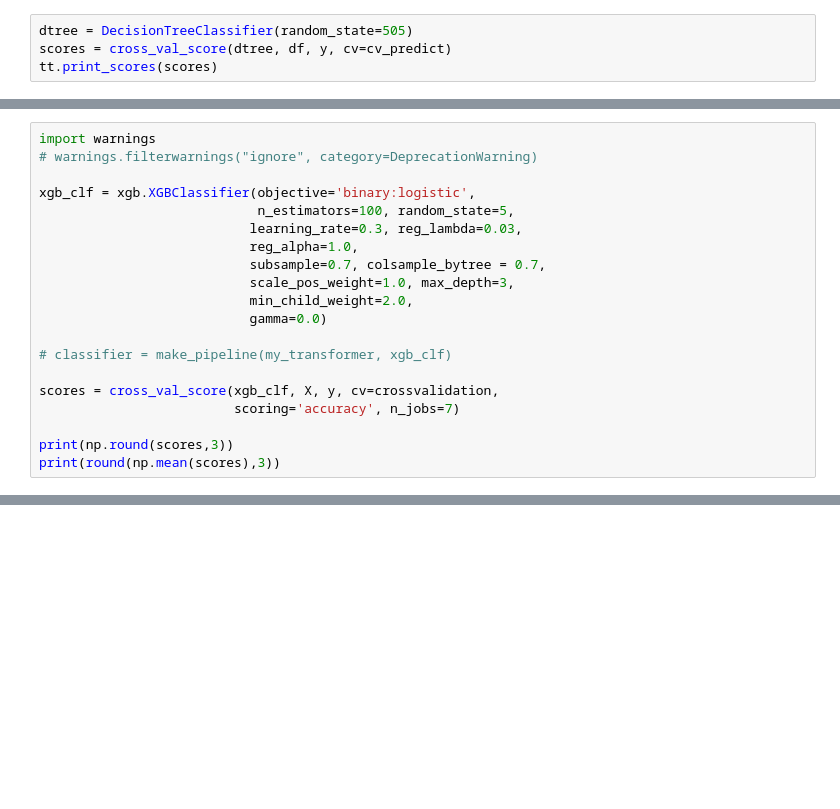
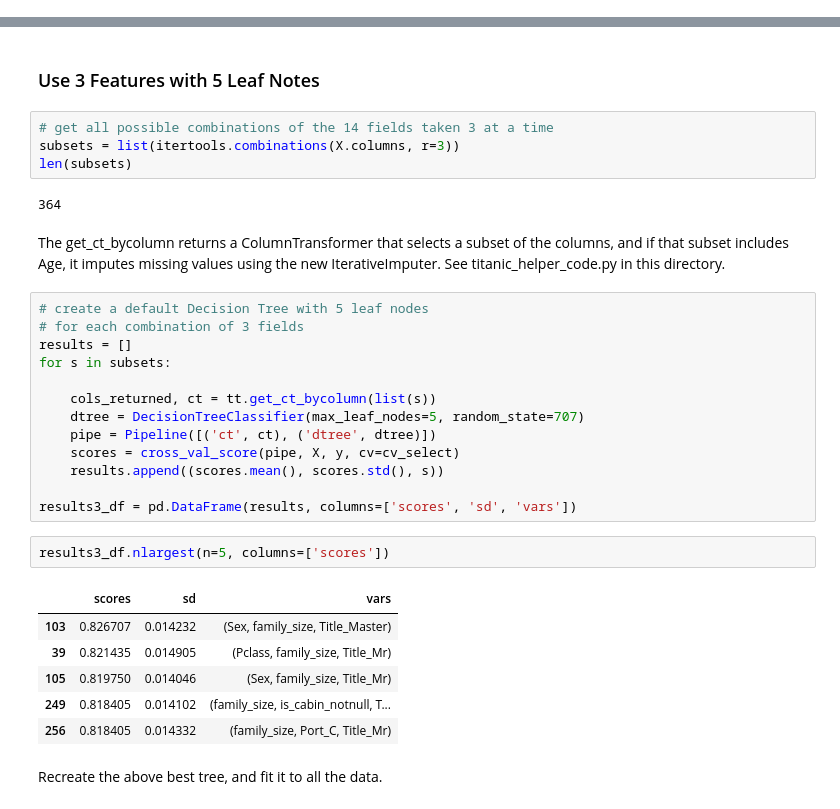
Before and after one commit to sdiehl28/Scikit-Learn-Workflow, a Jupyter notebook: projects/titanic/TitanicN10.ipynb, the cells around one changed output, grey strips where cells are left out. Cells and saved outputs as stored; diff of their text form; blank space fills up the shorter version.

```diff
--- a/projects/titanic/TitanicN10.ipynb
+++ b/projects/titanic/TitanicN10.ipynb
@@ -1123,4 +0,0 @@ CV Mean Score: 0.768 +/- 0.015
-# %%
-dtree = DecisionTreeClassifier(random_state=505)
-scores = cross_val_score(dtree, df, y, cv=cv_predict)
-tt.print_scores(scores)
@@ -1639,20 +0,0 @@ XGBoostError: need to call fit or load_model beforehand
-# %%
-import warnings
-# warnings.filterwarnings("ignore", category=DeprecationWarning)
-
-xgb_clf = xgb.XGBClassifier(objective='binary:logistic',
-                            n_estimators=100, random_state=5,
-                           learning_rate=0.3, reg_lambda=0.03,
-                           reg_alpha=1.0,
-                           subsample=0.7, colsample_bytree = 0.7,
-                           scale_pos_weight=1.0, max_depth=3,
-                           min_child_weight=2.0,
-                           gamma=0.0)
-
-# classifier = make_pipeline(my_transformer, xgb_clf)
-
-scores = cross_val_score(xgb_clf, X, y, cv=crossvalidation,
-                         scoring='accuracy', n_jobs=7)
-
-print(np.round(scores,3))
-print(round(np.mean(scores),3))
@@ -1704,0 +61,34 @@ print(cv_results)
+# %% [markdown]
+### Use 3 Features with 5 Leaf Notes
+# %%
+# get all possible combinations of the 14 fields taken 3 at a time
+subsets = list(itertools.combinations(X.columns, r=3))
+len(subsets)
+# %% [output]
+364
+# %% [markdown]
+The get_ct_bycolumn returns a ColumnTransformer that selects a subset of the columns, and if that subset includes Age, it imputes missing values using the new IterativeImputer.  See titanic_helper_code.py in this directory.
+# %%
+# create a default Decision Tree with 5 leaf nodes
+# for each combination of 3 fields
+results = []
+for s in subsets:
+
+    cols_returned, ct = tt.get_ct_bycolumn(list(s))
+    dtree = DecisionTreeClassifier(max_leaf_nodes=5, random_state=707)
+    pipe = Pipeline([('ct', ct), ('dtree', dtree)])
+    scores = cross_val_score(pipe, X, y, cv=cv_select)
+    results.append((scores.mean(), scores.std(), s))
+
+results3_df = pd.DataFrame(results, columns=['scores', 'sd', 'vars'])
+# %%
+results3_df.nlargest(n=5, columns=['scores'])
+# %% [output]
+|  | scores | sd | vars |
+| 103 | 0.826707 | 0.014232 | (Sex, family_size, Title_Master) |
+| 39 | 0.821435 | 0.014905 | (Pclass, family_size, Title_Mr) |
+| 105 | 0.819750 | 0.014046 | (Sex, family_size, Title_Mr) |
+| 249 | 0.818405 | 0.014102 | (family_size, is_cabin_notnull, T... |
+| 256 | 0.818405 | 0.014332 | (family_size, Port_C, Title_Mr) |
+# %% [markdown]
+Recreate the above best tree, and fit it to all the data.
```
Also changed, not shown: parts of 187 cells of this notebook, 4 other files.
